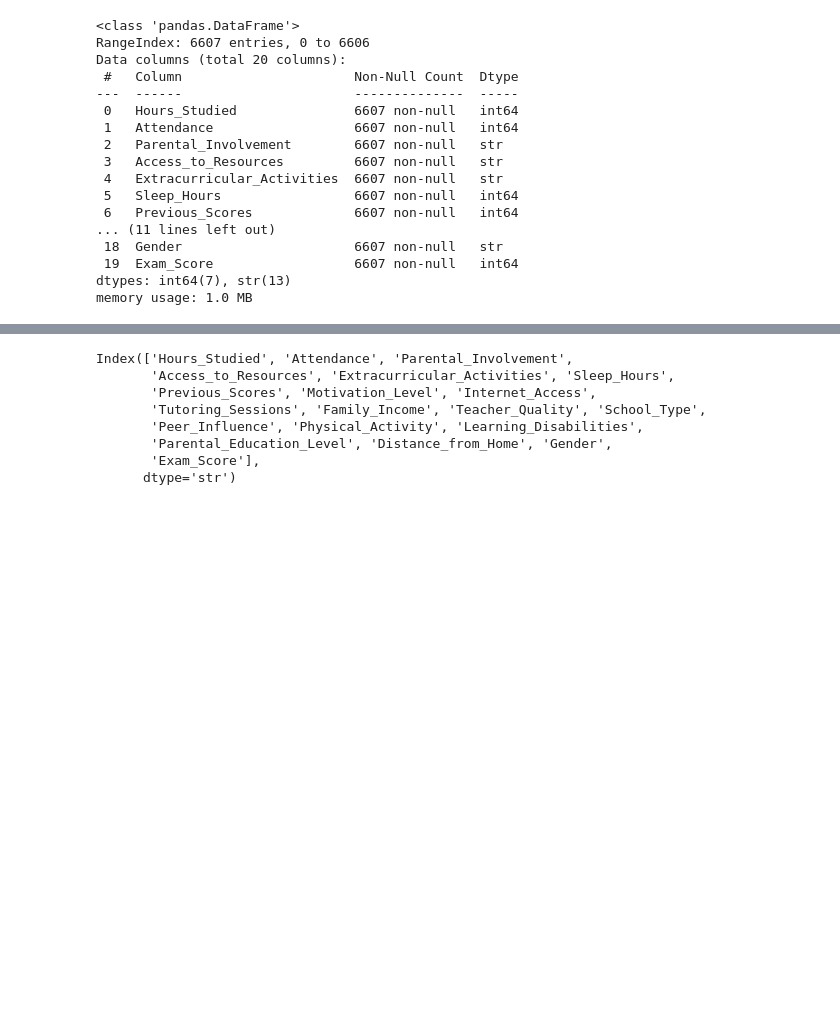
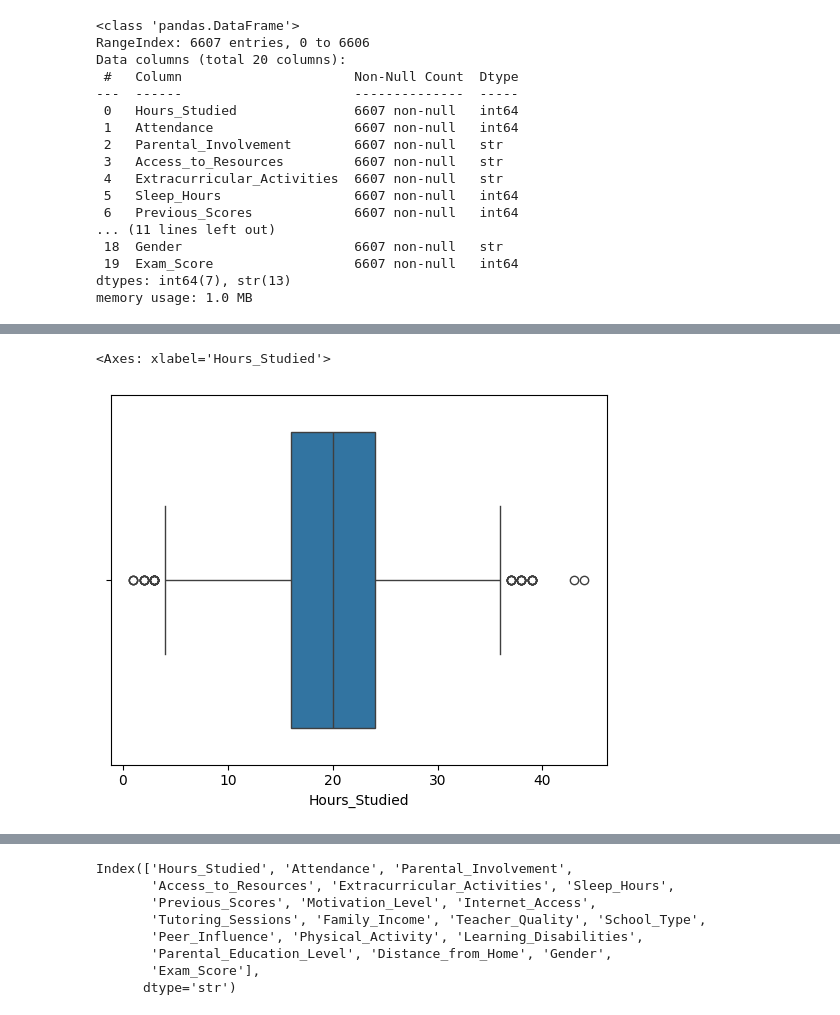
Before and after one commit to PalesaMonica/Wits-Data-Science-Interest-Group, a Jupyter notebook: Data Analysis/data analysis.ipynb, the cells around one changed output, grey strips where cells are left out. Drawn from its saved outputs; the diff is of its cells as text; code cells hidden in the pictures; blank space fills up the shorter version.

Commit message:
Data Visualization and analysis added

```diff
--- a/Data Analysis/data analysis.ipynb
+++ b/Data Analysis/data analysis.ipynb
@@ -46,0 +101,5 @@ data.head(50)
+# %%
+sns.boxplot(x=data['Hours_Studied'])
+# %% [output]
+<Axes: xlabel='Hours_Studied'>
+[figure, added]
```
Also changed, not shown: parts of 57 cells of this notebook, 2 other files.
